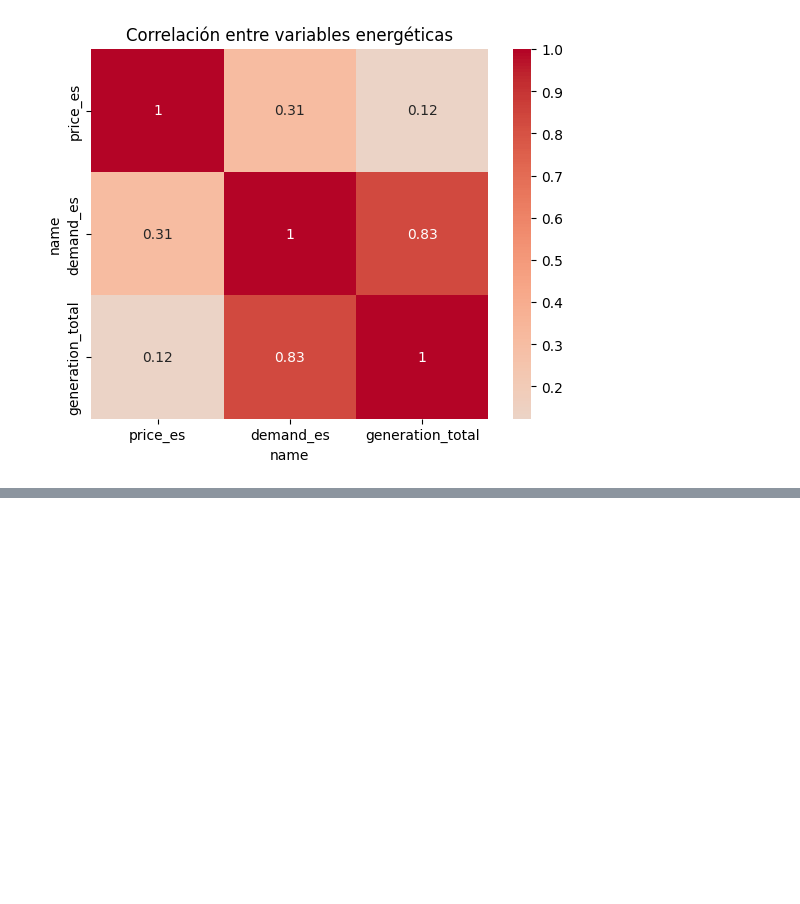
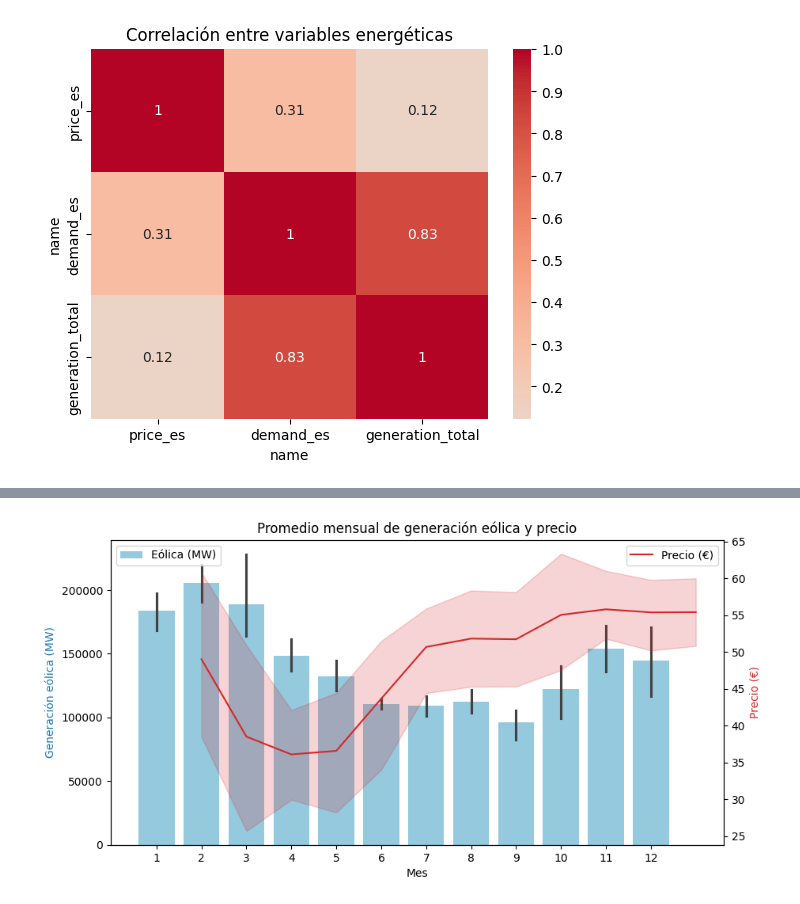
Before and after one commit to alevarriola/analisis-de-datos, a Jupyter notebook: notebooks/02_energy_timeseries_eda.ipynb, the cells around one changed output, grey strips where cells are left out. Saved outputs shown, nothing was run; the diff lists cells and outputs as text; code cells hidden in the pictures; blank space fills up the shorter version.

```diff
--- a/notebooks/02_energy_timeseries_eda.ipynb
+++ b/notebooks/02_energy_timeseries_eda.ipynb
@@ -270,0 +314,19 @@ plt.show()
+# %%
+df_month = df_wide.resample("ME").mean()
+df_month["month"] = df_month.index.month
+
+fig, ax1 = plt.subplots(figsize=(10,5))
+sns.barplot(data=df_month, x="month", y="generation_wind", color="skyblue", label="Eólica (MW)", ax=ax1)
+ax1.set_ylabel("Generación eólica (MW)", color="tab:blue")
+ax1.set_xlabel("Mes")
+ax1.legend(loc="upper left")
+
+ax2 = ax1.twinx()
+sns.lineplot(data=df_month, x="month", y="price_es", color="tab:red", label="Precio (€)", ax=ax2)
+ax2.set_ylabel("Precio (€)", color="tab:red")
+ax2.legend(loc="upper right")
+
+plt.title("Promedio mensual de generación eólica y precio")
+plt.show()
+# %% [output]
+[figure, added]
```
Also changed, not shown: parts of 3 cells of this notebook, 5 other files.
